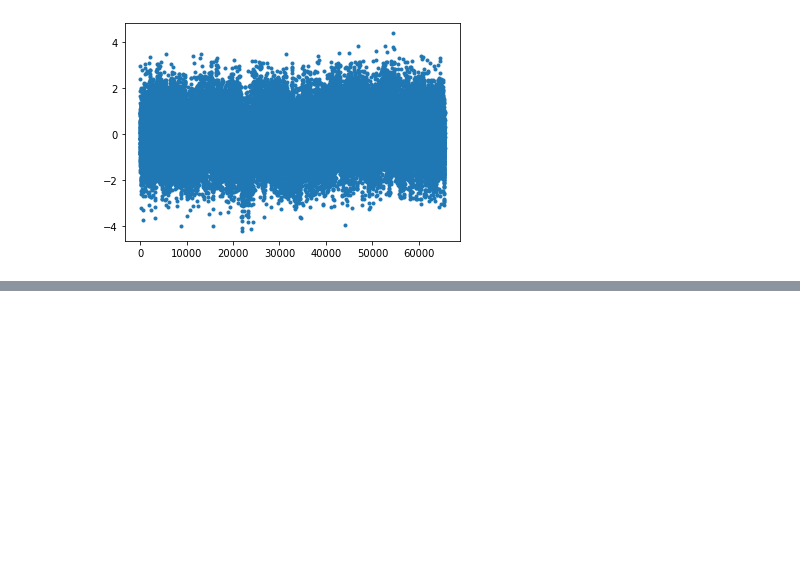
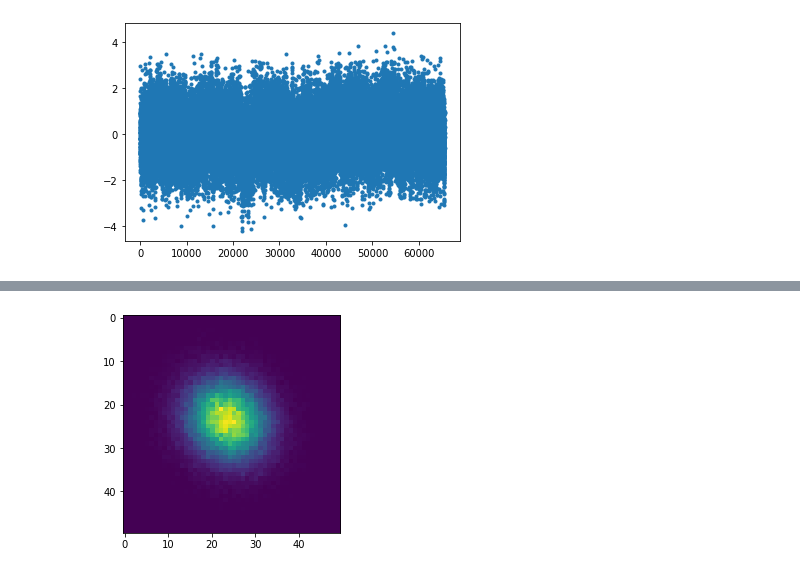
Before and after one commit to Mohammadkaviany/Optimization_Method_in_Physics_set4, a Jupyter notebook: OPT_Set4_Start_.ipynb, the cells around one changed output, grey strips where cells are left out. Drawn from its saved outputs; the diff is of its cells as text; code cells hidden in the pictures; blank space fills up the shorter version.

```diff
--- a/OPT_Set4_Start_.ipynb
+++ b/OPT_Set4_Start_.ipynb
@@ -35,0 +32,14 @@ plt.plot(A, "-o");
+# %%
+tau = 20
+m = np.zeros((bins, bins))
+
+data_new = data - min
+
+for i in range(len(data) - tau):
+  a = int(data_new[i] / dx)
+  b = int(data_new[i+tau] / dx)
+  m[a][b] += 1
+m = m/np.sum(m)*dx**2
+plt.imshow(m);
+# %% [output]
+[figure, added]
```
Also changed, not shown: parts of 4 cells of this notebook.
